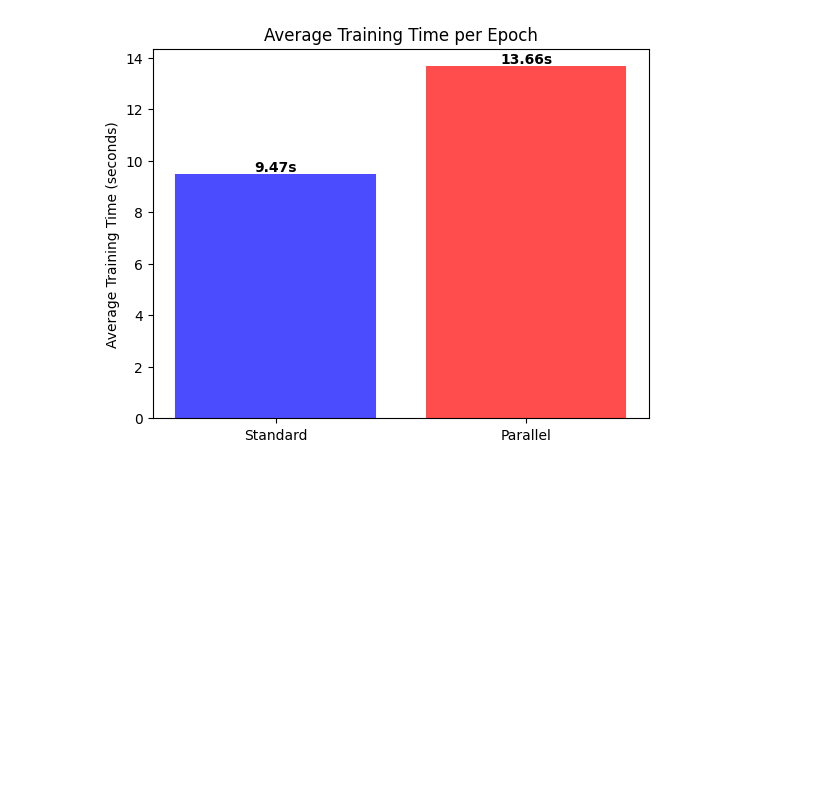
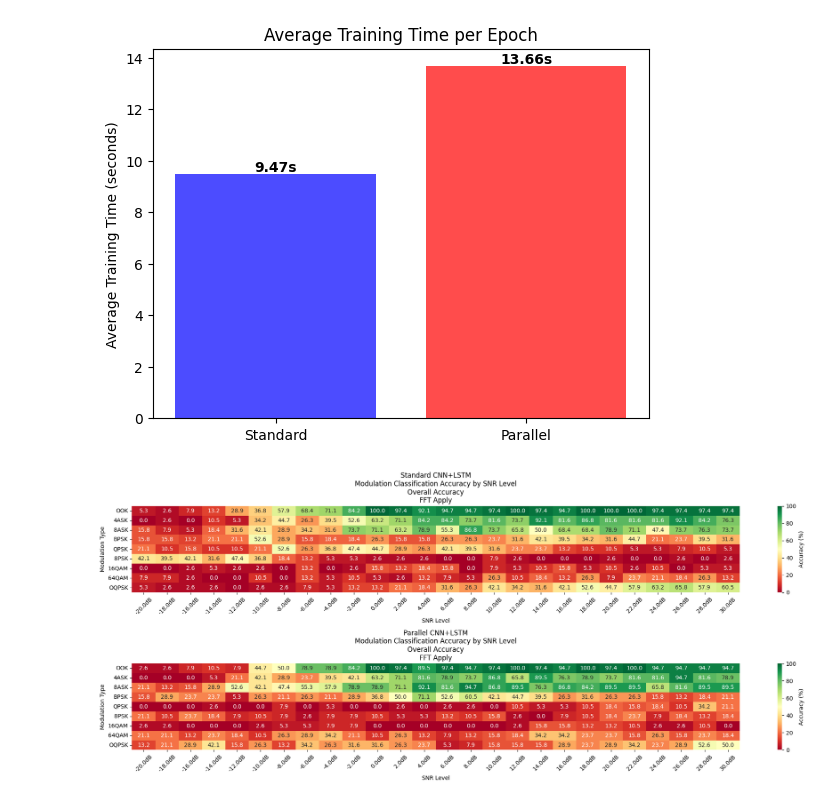
Before and after one commit to pcn208/AMC_Repository, a Jupyter notebook: home_notebook/Compare_Model.ipynb, the cells around one changed output. Drawn from its saved outputs; the diff is of its cells as text; code cells hidden in the pictures; blank space fills up the shorter version.

```diff
--- a/home_notebook/Compare_Model.ipynb
+++ b/home_notebook/Compare_Model.ipynb
@@ -1013,32 +1013,34 @@ def plot_modulation_snr_accuracy_heatmap_comparison(model1, model2, model1_name,
         # Create heatmap for current model
         sns.heatmap(accuracy_matrix,
                     xticklabels=[f'{snr}dB' for snr in unique_snrs],
                     yticklabels=target_modulations,
                     annot=True,
                     fmt='.1f',
                     cmap='RdYlGn',
                     vmin=0,
                     vmax=100,
                     cbar_kws={'label': 'Accuracy (%)'},
                     ax=axes[idx])
 
-        axes[idx].set_title(f'{model_name} CNN+LSTM\nModulation Classification Accuracy by SNR Level\nOverall Accuracy')
+        axes[idx].set_title(f'{model_name} CNN+LSTM\nModulation Classification Accuracy by SNR Level\nOverall Accuracy\nFFT Apply')
         axes[idx].set_xlabel('SNR Level')
         axes[idx].set_ylabel('Modulation Type')
         axes[idx].tick_params(axis='x', rotation=45)
         axes[idx].tick_params(axis='y', rotation=0)
 
     plt.tight_layout()
-    plt.savefig('modulation_snr_accuracy_heatmap_comparison.png', dpi=300, bbox_inches='tight')
+    plt.savefig('modulation_snr_accuracy_heatmap_comparison_fft_apply.png', dpi=300, bbox_inches='tight')
     plt.show()
 
 # Call the function with your 2 models
 plot_modulation_snr_accuracy_heatmap_comparison(
     model_standard,
     model_parallel,
     'Standard',
     'Parallel',
     valid_loader,
     device,
     TARGET_MODULATIONS
 )
+# %% [output]
+[figure, added]
```
